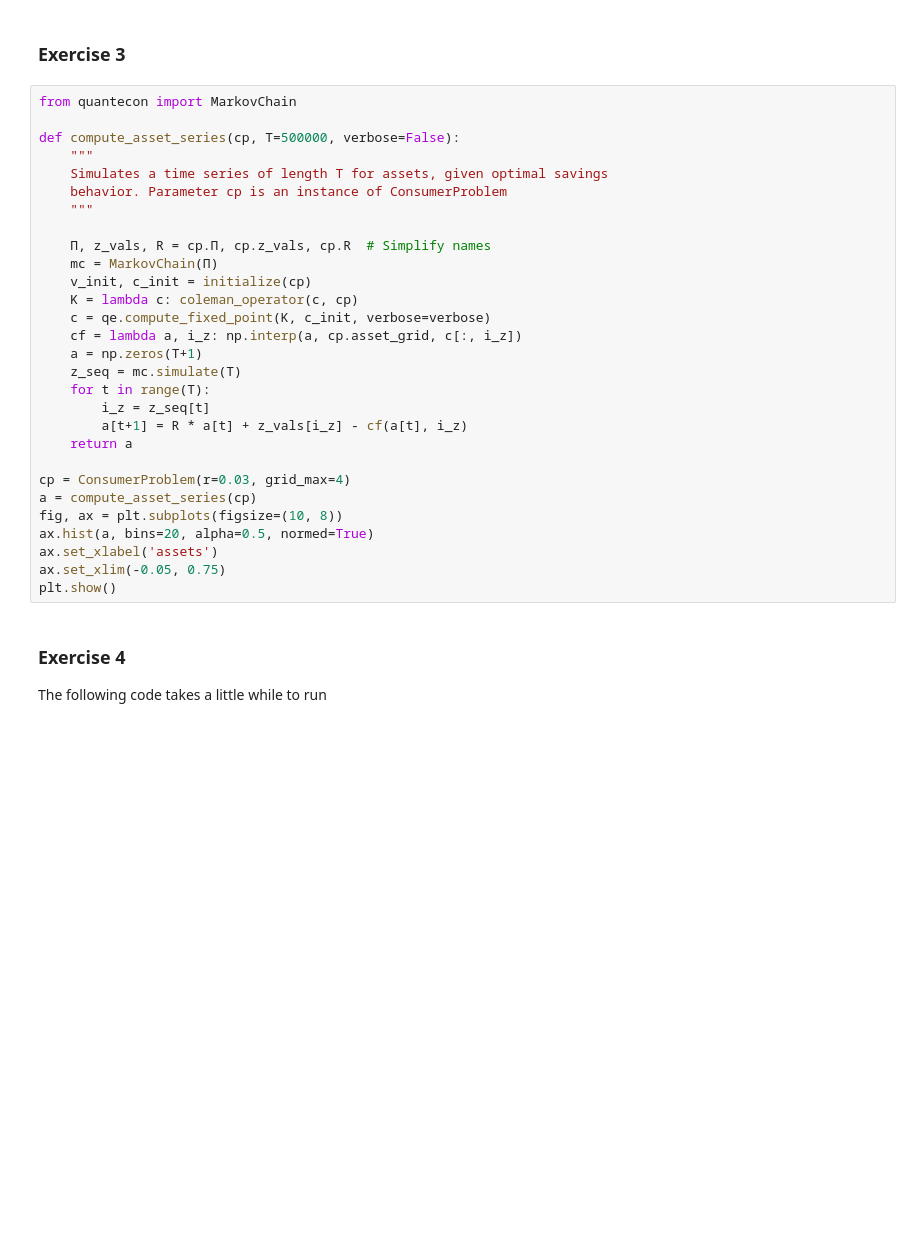
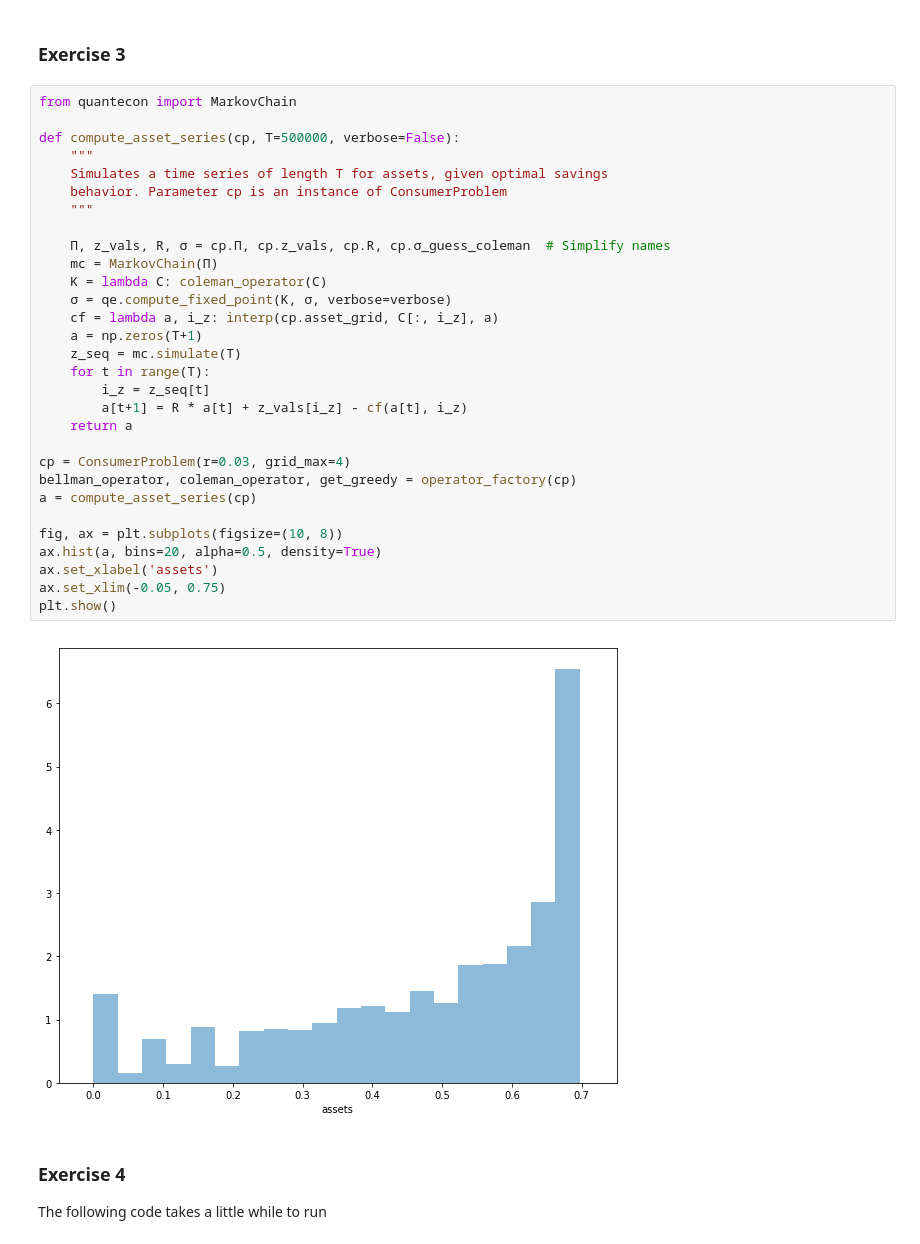
Before and after one commit to jstac/jitting_py_lectures, a Jupyter notebook: ifp.ipynb, the cells around one changed output. Saved outputs shown, nothing was run; the diff lists cells and outputs as text; blank space fills up the shorter version.

```diff
--- a/ifp.ipynb
+++ b/ifp.ipynb
@@ -818,32 +777,35 @@ plt.show()
 # %%
 from quantecon import MarkovChain
 
 def compute_asset_series(cp, T=500000, verbose=False):
     """
     Simulates a time series of length T for assets, given optimal savings
     behavior. Parameter cp is an instance of ConsumerProblem
     """
 
-    Π, z_vals, R = cp.Π, cp.z_vals, cp.R  # Simplify names
+    Π, z_vals, R, σ = cp.Π, cp.z_vals, cp.R, cp.σ_guess_coleman  # Simplify names
     mc = MarkovChain(Π)
-    v_init, c_init = initialize(cp)
-    K = lambda c: coleman_operator(c, cp)
-    c = qe.compute_fixed_point(K, c_init, verbose=verbose)
-    cf = lambda a, i_z: np.interp(a, cp.asset_grid, c[:, i_z])
+    K = lambda C: coleman_operator(C)
+    σ = qe.compute_fixed_point(K, σ, verbose=verbose)
+    cf = lambda a, i_z: interp(cp.asset_grid, C[:, i_z], a)
     a = np.zeros(T+1)
     z_seq = mc.simulate(T)
     for t in range(T):
         i_z = z_seq[t]
         a[t+1] = R * a[t] + z_vals[i_z] - cf(a[t], i_z)
     return a
 
 cp = ConsumerProblem(r=0.03, grid_max=4)
+bellman_operator, coleman_operator, get_greedy = operator_factory(cp)
 a = compute_asset_series(cp)
+
 fig, ax = plt.subplots(figsize=(10, 8))
-ax.hist(a, bins=20, alpha=0.5, normed=True)
+ax.hist(a, bins=20, alpha=0.5, density=True)
 ax.set_xlabel('assets')
 ax.set_xlim(-0.05, 0.75)
 plt.show()
+# %% [output]
+[figure, added]
 # %% [markdown]
 ### Exercise 4
 
```
Also changed, not shown: parts of 12 cells of this notebook.
